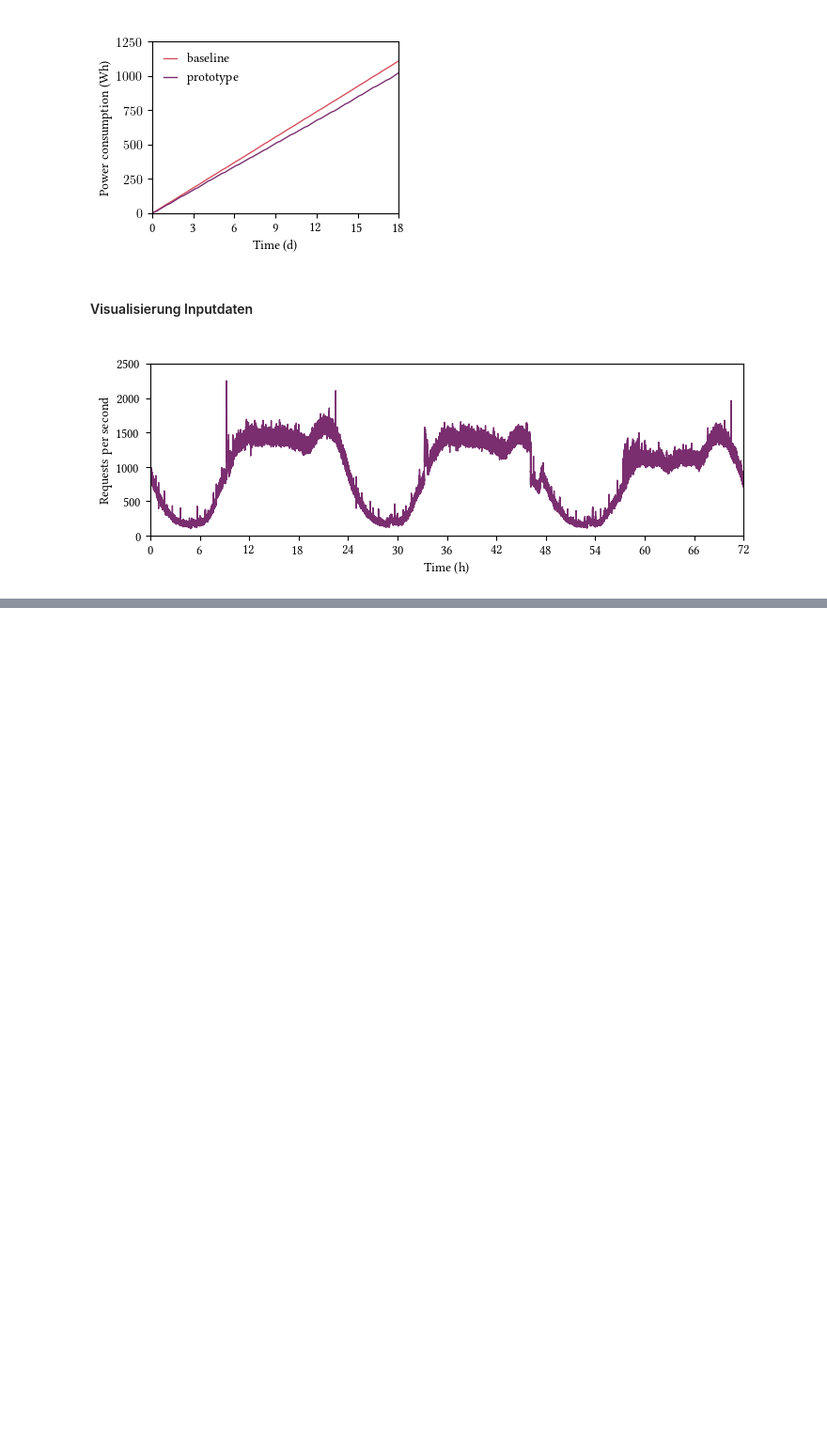
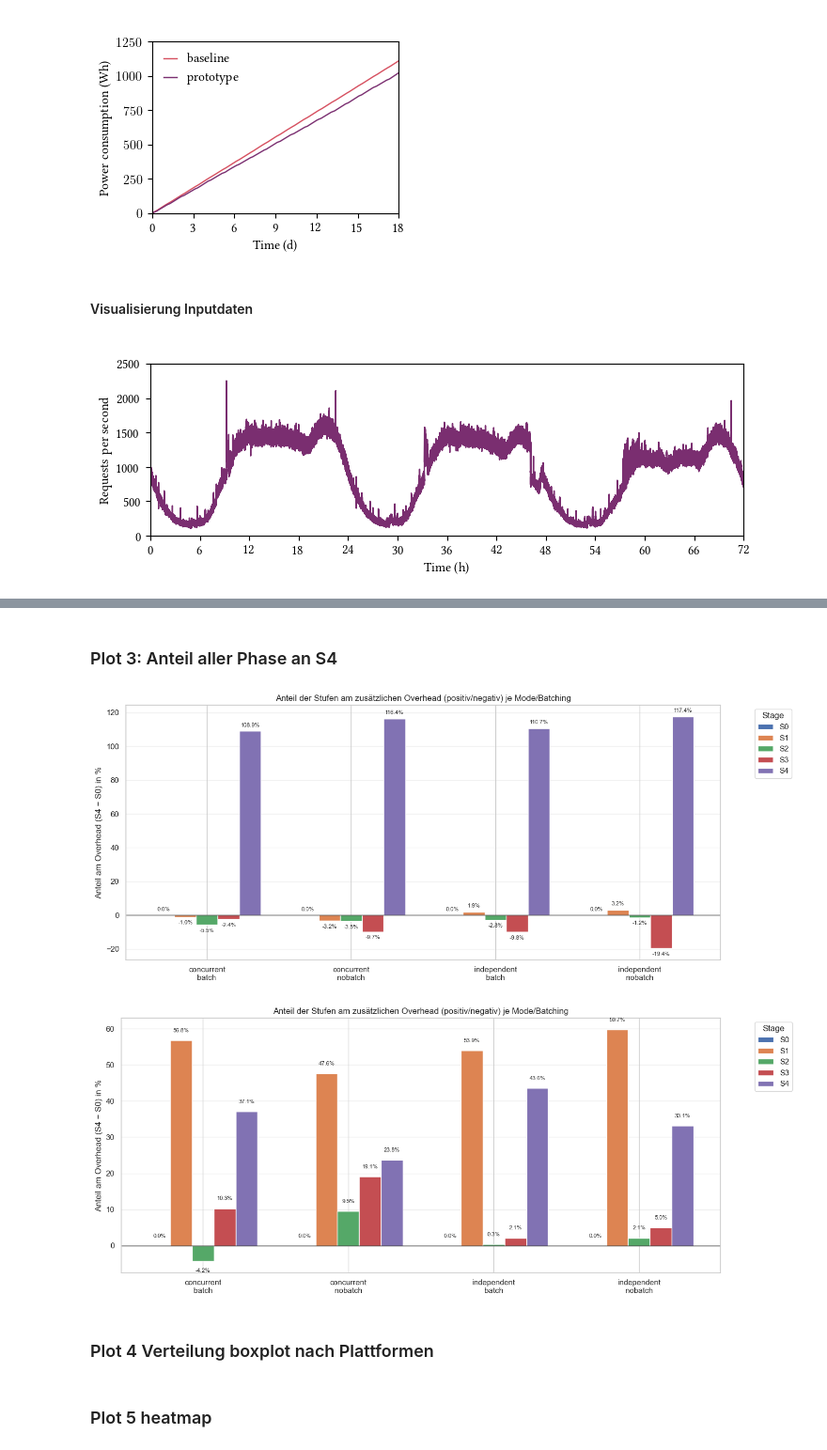
Before and after one commit to susannahufnagl/cloud-run-latency-analysis, a Jupyter notebook: analysis/Untitled.ipynb, the cells around one changed output, grey strips where cells are left out. Shown at 94% size. Saved outputs shown, nothing was run; the diff lists cells and outputs as text; code cells hidden in the pictures; blank space fills up the shorter version.

```diff
--- a/analysis/Untitled.ipynb
+++ b/analysis/Untitled.ipynb
@@ -1223,0 +666,35 @@ Passing `palette` without assigning `hue` is deprecated and will be removed in v
+# %%
+def aggregate_ce_by_stage(lat, metric_col: str):
+
+   ##ce daten raus filtern
+
+    ce = lat[lat["platform"] == "ce"].copy()
+
+    #gruppieren pro run für später Tageszeiten abhängige messungen
+    per_run = (
+        ce.groupby(["stage", "mode", "batching", "run"])[metric_col]
+        .agg(["mean", "median", "std", "count"])
+        .reset_index()
+        .sort_values(["stage", "run"])
+    )
+
+    #gruppierung pro stache
+    per_stage = (
+        ce.groupby(["stage", "mode", "batching"])[metric_col]
+        .agg(["mean", "median", "std", "count"])
+        .reset_index()
+        .sort_values(["mode", "batching", "stage"])
+    )
+    # groups = ce.groupby(["stage", "mode", "batching"])
+    # list(groups.groups.keys())[:20]
+    return per_run, per_stage
+ce = lat[lat["platform"] == "ce"].copy()
+
+groups = ce.groupby(["stage", "mode", "batching"])
+list(groups.groups.keys())[:20]
+# Client-Latenz
+ce_run_stats_client, ce_stage_stats_client = aggregate_ce_by_stage(lat, metric_col="client_total_ms")
+
+# # Server-Latenz
+ce_run_stats_server, ce_stage_stats_server = aggregate_ce_by_stage(lat, metric_col="server_latency_ms")
+ce_run_stats_server
@@ -1223,0 +1126,2 @@ Passing `palette` without assigning `hue` is deprecated and will be removed in v
+# %% [markdown]
+### Plot 3: Anteil aller Phase an S4
@@ -1223,0 +1186,9 @@ Passing `palette` without assigning `hue` is deprecated and will be removed in v
+# %%
+plot_phase_part(ce_phase_metrics_server)
+
+plot_phase_part(ce_phase_metrics_client)
+# %% [output]
+[figure, added]
+[figure, added]
+# %% [markdown]
+### Plot 4  Verteilung boxplot nach Plattformen
@@ -1223,0 +1248,2 @@ Passing `palette` without assigning `hue` is deprecated and will be removed in v
+# %% [markdown]
+### Plot 5 heatmap
```
Also changed, not shown: parts of 42 cells of this notebook, 3 other files.
